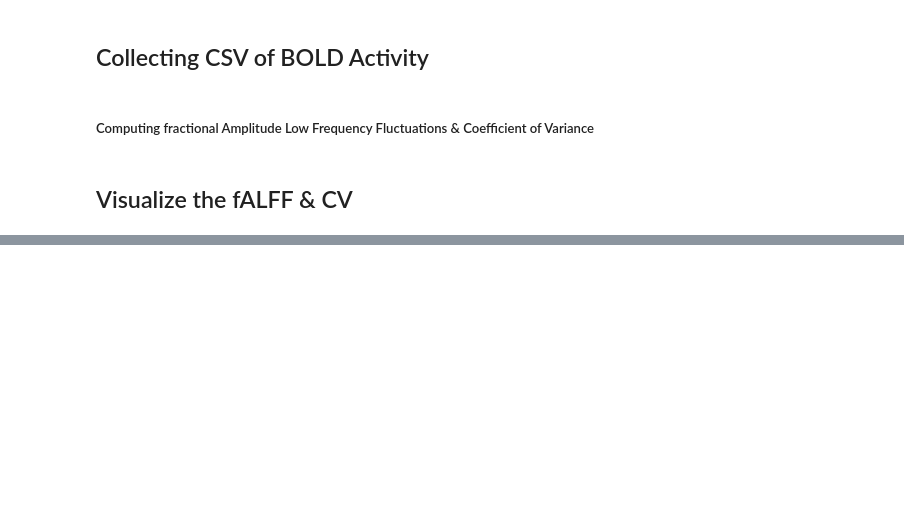
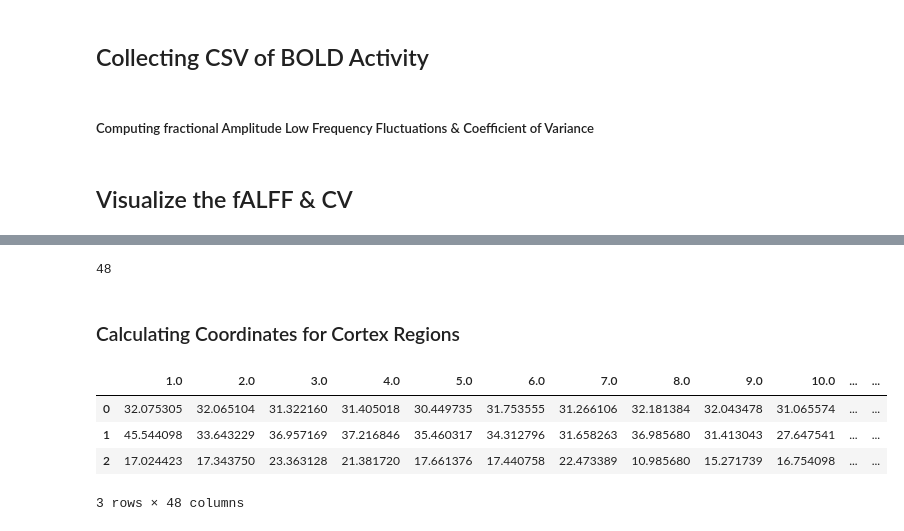
Before and after one commit to efwoods/Parkinsons_Disease_Study, a Jupyter notebook: notebooks/_initial_analysis_collecting_and_calculating_dataframes.ipynb, the cells around one changed output, grey strips where cells are left out. Cells and saved outputs as stored; diff of their text form; code cells hidden in the pictures; blank space fills up the shorter version.

Commit message:
collected anatomically correct region coordinates of the brain based on harvard-oxford atlases

```diff
--- a/notebooks/_initial_analysis_collecting_and_calculating_dataframes.ipynb
+++ b/notebooks/_initial_analysis_collecting_and_calculating_dataframes.ipynb
@@ -1567,0 +1212,51 @@ animate();
+# %%
+fmri_data, fmri_affine = load_nii(brains_fmri[0])  # Shape: (x, y, z, t)
+# %%
+scaling_factors = np.array(fmri_data.shape[:3]) / np.array(atlas_data_cortex.shape)
+# %%
+# Resample the atlas using the scaling factors (linear interpolation)
+resampled_atlas_cortex = zoom(atlas_data_cortex, scaling_factors, order=1)  # Using linear interpolation
+resampled_atlas_subcortex = zoom(atlas_data_subcortex, scaling_factors, order=1) # Using linear inerpolation
+resampled_atlas_sn_l = zoom(atlas_data_sn_l, scaling_factors, order=1)  # Using linear interpolation
+resampled_atlas_sn_r = zoom(atlas_data_sn_r, scaling_factors, order=1) # Using linear inerpolation
+
+# Round and cast the resampled atlas to integers
+resampled_atlas_cortex = np.round(resampled_atlas_cortex).astype(int)
+resampled_atlas_subcortex = np.round(resampled_atlas_subcortex).astype(int)
+resampled_atlas_sn_l = np.round(resampled_atlas_sn_l).astype(int)
+resampled_atlas_sn_r = np.round(resampled_atlas_sn_r).astype(int)
+# %%
+len(atlas_cortex.labels[1:])
+# %% [output]
+48
+# %% [markdown]
+### Calculating Coordinates for Cortex Regions
+# %%
+# Create a dictionary to store extracted time series for each ROI
+roi_time_series = {}
+# Step 3: Extract fMRI time series for each ROI
+for roi in tqdm(roi_labels_cortex, desc="Processing ROIs"):
+    # Get the voxel indices for the current ROI in the resampled atlas
+    roi_voxels = np.where(resampled_atlas_cortex == roi)
+
+    # Ensure the voxel indices are valid within the spatial dimensions of fmri_data
+    # Extract the fMRI signal corresponding to these voxels for each time point
+    # roi_signal = fmri_data[roi_voxels].mean(axis=0)  # Averaging across voxels (axis 0 refers to spatial)
+    x = roi_voxels[0].mean(axis=0)
+    y = roi_voxels[1].mean(axis=0)
+    z = roi_voxels[2].mean(axis=0)
+    region_coordinates = [x, y, z] # Compute Centroid
+    # Store the resulting time series for the current ROI
+    roi_time_series[roi] = region_coordinates
+
+# Convert to DataFrame
+roi_cortex_df = pd.DataFrame(roi_time_series)
+# Create a dictionary to store extracted time series for each ROI
+# %%
+roi_cortex_df.head()
+# %% [output]
+|  | 1.0 | 2.0 | 3.0 | 4.0 | 5.0 | 6.0 | 7.0 | 8.0 | 9.0 | 10.0 | ... | ... |
+| 0 | 32.075305 | 32.065104 | 31.322160 | 31.405018 | 30.449735 | 31.753555 | 31.266106 | 32.181384 | 32.043478 | 31.065574 | ... | ... |
+| 1 | 45.544098 | 33.643229 | 36.957169 | 37.216846 | 35.460317 | 34.312796 | 31.658263 | 36.985680 | 31.413043 | 27.647541 | ... | ... |
+| 2 | 17.024423 | 17.343750 | 23.363128 | 21.381720 | 17.661376 | 17.440758 | 22.473389 | 10.985680 | 15.271739 | 16.754098 | ... | ... |
+3 rows × 48 columns
```
Also changed, not shown: parts of 75 cells of this notebook, 4 other files.
